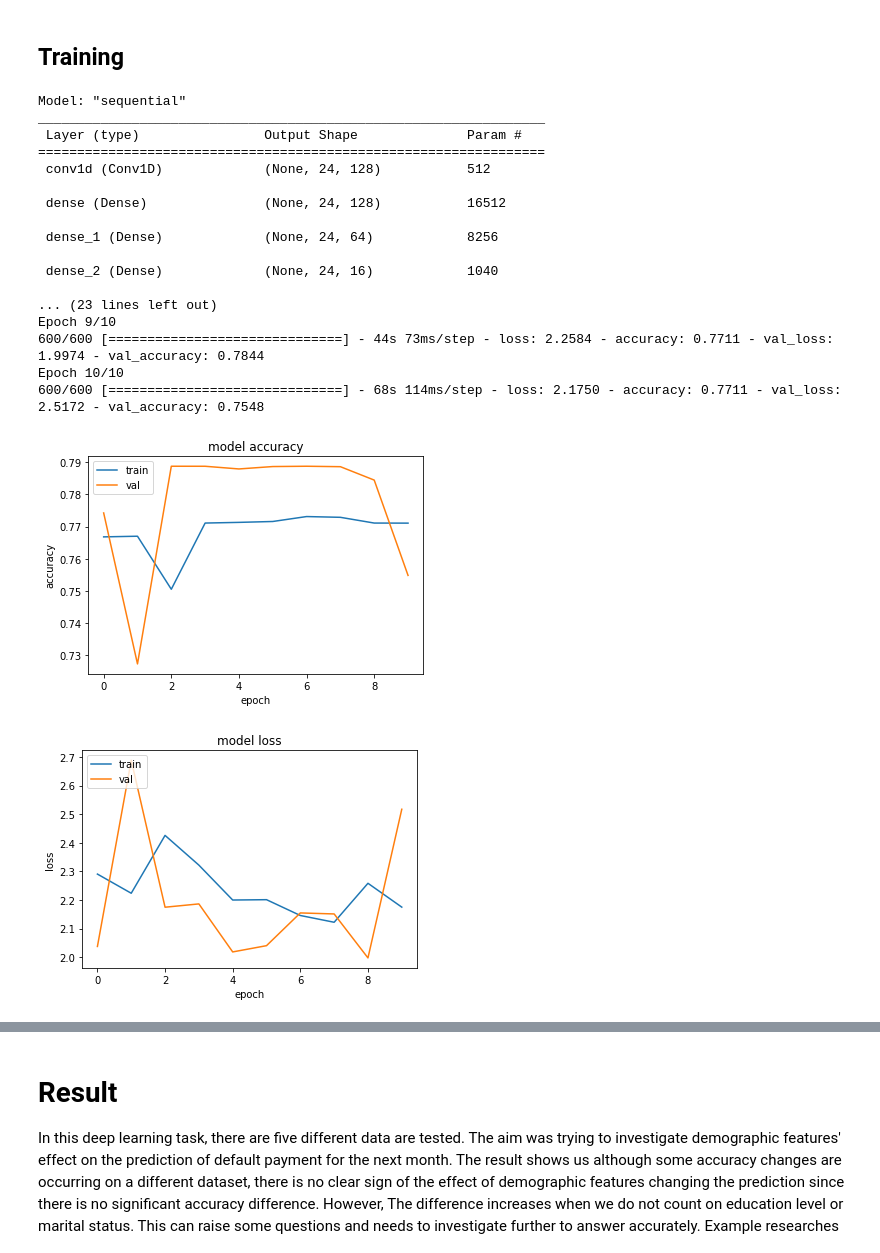
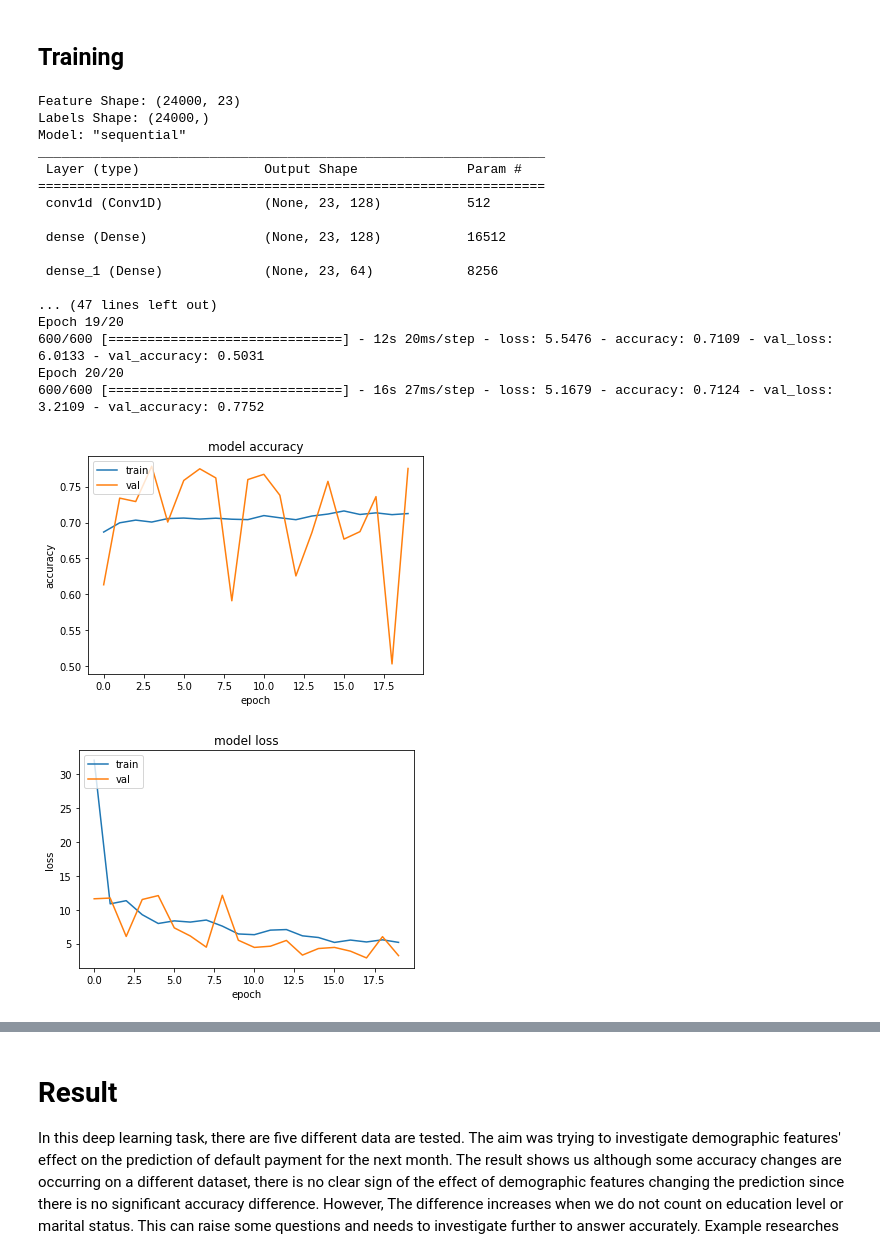
Before and after one commit to FrkAk/Deep_Learning_Workshop, a Jupyter notebook: Workshop/Default_Payment_Prediction.ipynb, the cells around one changed output, grey strips where cells are left out. Drawn from its saved outputs; the diff is of its cells as text; code cells hidden in the pictures.

```diff
--- a/Workshop/Default_Payment_Prediction.ipynb
+++ b/Workshop/Default_Payment_Prediction.ipynb
@@ -59,6 +63,7 @@ def create_model(dim):
     layers.Dense(64,activation='relu'),
     # layers.Dense(32,activation='relu'),
     layers.Dense(16,activation='relu'),
+    layers.Flatten(),
     layers.Dense(1,activation='sigmoid')
   ])
   model.summary()
@@ -108,7 +113,7 @@ def plot_learning_rate(history):
 # %% [markdown]
 ## Train the model
 # %%
-def model_compile(model,init_weights,learning_rate=8e-5):
+def model_compile(model,init_weights,learning_rate=4e-4):
   # Reset states generated by Keras
   tf.keras.backend.clear_session()
 
@@ -124,7 +129,7 @@ def train_model(model,features,labels):
   history = model.fit(features, labels,
                       validation_split=0.2,
                       shuffle = True,
-                      epochs=10,)
+                      epochs=20,)
   return history
 # %%
 def test_model(model,features, labels):
@@ -224,14 +229,24 @@ names_only_DEMOGRAPH=["SEX", "EDUCATION","MARRIAGE",	"AGE",
            "default.payment.next.month"]
 # %%
 def build_network(data_names,tune=False):
-  data = read_dataset(data_names)
-  dim = get_dimension(data_names)
+  data = read_dataset()
+  dim = get_dimension(data_names) - 1
   train, test = split(data,test_size=0.2)
-  train_features, train_labels = extract_features(train,label_name='default.payment.next.month')
-  test_features, test_labels = extract_features(test,label_name='default.payment.next.month')
+
+  train_features, train_labels = extract_features(train,data_names,label_name='default.payment.next.month')
+  test_features, test_labels = extract_features(test,data_names,label_name='default.payment.next.month')
 
   train_features = convert_features_frame_to_numpy(train_features)
   test_features = convert_features_frame_to_numpy(test_features)
+
+  train_labels = convert_features_frame_to_numpy(train_labels)
+  #train_labels = np.expand_dims(train_labels, axis=0)
+
+  test_labels = convert_features_frame_to_numpy(test_labels)
+  #test_labels = np.expand_dims(test_labels, axis=0)
+
+  print("Feature Shape: {}".format(train_features.shape))
+  print("Labels Shape: {}".format(train_labels.shape))
 
   model = create_model(dim)
   init_weights = get_model_weights(model)
@@ -239,37 +254,39 @@ def build_network(data_names,tune=False):
   if tune:
     tune_history = tune_learning_rate(model,train_features,train_labels)
     plot_learning_rate(tune_history)
+    return tune_history, [0,0], model
 
-  model = model_compile(model,init_weights,learning_rate=8e-5)
+  else:
+    model = model_compile(model,init_weights,learning_rate=8e-5)
 
-  history = train_model(model,train_features,train_labels)
+    history = train_model(model,train_features,train_labels)
 
-  plot_history(history)
+    plot_history(history)
 
-  result = test_model(model,test_features, test_labels)
+    result = test_model(model,test_features, test_labels)
 
-  return history, result
+    return history, result, model
 # %% [markdown]
 ## Training
 # %%
-all_features_history, all_features_result = build_network(names_all,tune=False)
+all_features_history, all_features_result, all_features_model = build_network(names_all,tune=False)
 # %% [output]
+Feature Shape: (24000, 23)
+Labels Shape: (24000,)
 Model: "sequential"
 _________________________________________________________________
  Layer (type)                Output Shape              Param #
 =================================================================
- conv1d (Conv1D)             (None, 24, 128)           512
+ conv1d (Conv1D)             (None, 23, 128)           512
 
- dense (Dense)               (None, 24, 128)           16512
+ dense (Dense)               (None, 23, 128)           16512
 
- dense_1 (Dense)             (None, 24, 64)            8256
+ dense_1 (Dense)             (None, 23, 64)            8256
 
- dense_2 (Dense)             (None, 24, 16)            1040
-
-... (23 lines left out)
-Epoch 9/10
-600/600 [==============================] - 44s 73ms/step - loss: 2.2584 - accuracy: 0.7711 - val_loss: 1.9974 - val_accuracy: 0.7844
-Epoch 10/10
-600/600 [==============================] - 68s 114ms/step - loss: 2.1750 - accuracy: 0.7711 - val_loss: 2.5172 - val_accuracy: 0.7548
+... (47 lines left out)
+Epoch 19/20
+600/600 [==============================] - 12s 20ms/step - loss: 5.5476 - accuracy: 0.7109 - val_loss: 6.0133 - val_accuracy: 0.5031
+Epoch 20/20
+600/600 [==============================] - 16s 27ms/step - loss: 5.1679 - accuracy: 0.7124 - val_loss: 3.2109 - val_accuracy: 0.7752
-[figure, old version]
+[figure, new version]
-[figure, old version]
+[figure, new version]
```
Also changed, not shown: parts of 22 cells of this notebook.
